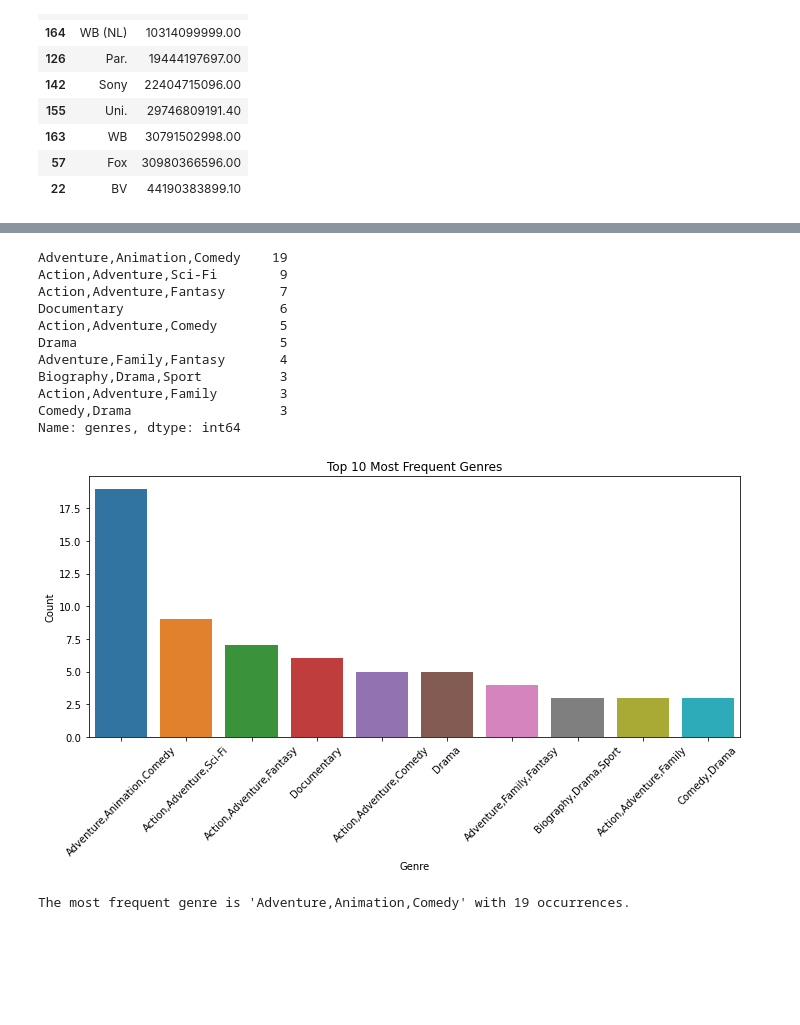
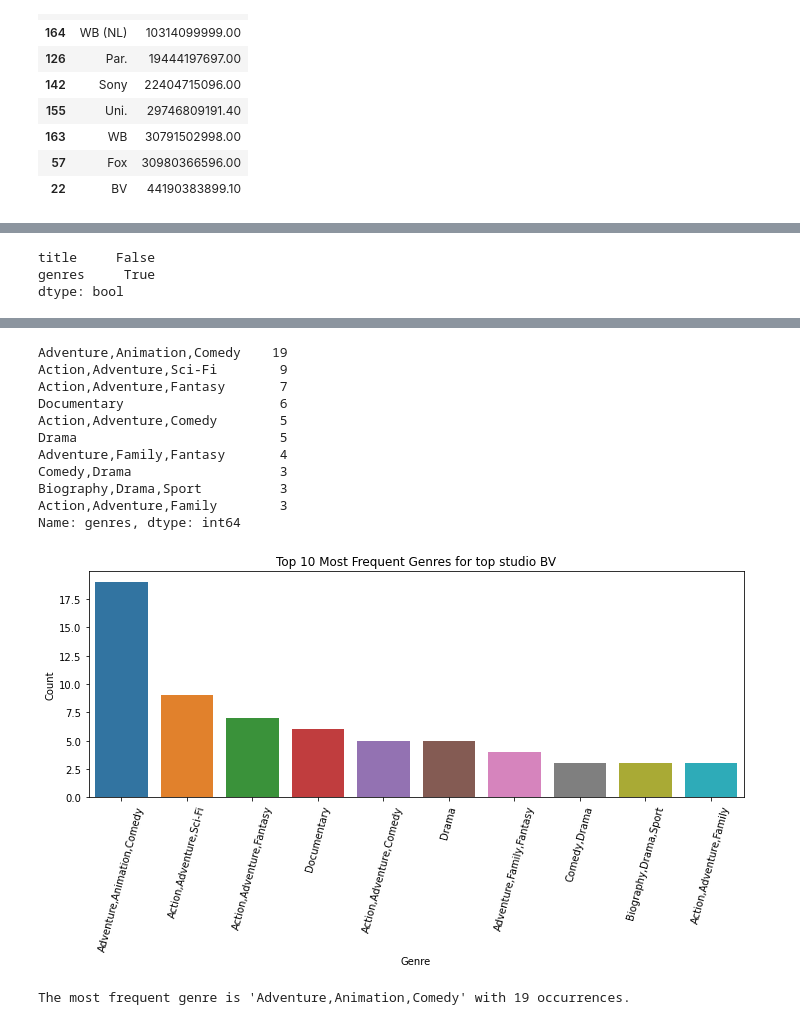
Before and after one commit to Bijal05/phase2_project, a Jupyter notebook: student.ipynb, the cells around one changed output, grey strips where cells are left out. Saved outputs shown, nothing was run; the diff lists cells and outputs as text; code cells hidden in the pictures; blank space fills up the shorter version.

Commit message:
Top 10 grossed genres splited

```diff
--- a/student.ipynb
+++ b/student.ipynb
@@ -7,5 +5,5 @@ import seaborn as sns
 # %%
-df1=pd.read_csv('bom.movie_gross.csv')
+df1=pd.read_csv('zippedData/bom.movie_gross.csv.gz')
 # %%
 df1.head()
 # %% [output]
@@ -87,5 +68,6 @@ df3.head()
 # %%
-df4=pd.read_csv('zippedData/imdb.title.basics.csv.gz', dtype=str)
+#df4=pd.read_csv('zippedData/imdb.title.basics.csv.gz', dtype=str)
+df4=pd.read_csv('zippedData/imdb.title.basics.csv.gz')
 # %%
 df4.head()
 # %% [output]
@@ -417,3 +452,10 @@ top10_std.sort_values(by='total_gross')
+# %%
+
+df['genres'].fillna(' Action,Adventure,Sci-Fi', inplace=True)
+# %% [output]
+title     False
+genres     True
+dtype: bool
 # %%
 df2.head()
 # %% [output]
@@ -476,21 +518,21 @@ Documentary                    6
 Action,Adventure,Comedy        5
 Drama                          5
 Adventure,Family,Fantasy       4
+Comedy,Drama                   3
 Biography,Drama,Sport          3
 Action,Adventure,Family        3
-Comedy,Drama                   3
 Name: genres, dtype: int64
 # %%
 plt.figure(figsize=(10, 6))
 sns.barplot(x=top_10_genres.head(10).index, y=top_10_genres.head(10).values)
-plt.title('Top 10 Most Frequent Genres')
+plt.title('Top 10 Most Frequent Genres for top studio BV')
 plt.xlabel('Genre')
 plt.ylabel('Count')
-plt.xticks(rotation=45)
+plt.xticks(rotation=75)
 plt.tight_layout()
 plt.show()
 # %% [output]
-[figure, old version]
+[figure, new version]
 # %%
 genre_counts = bv_movie_genres['genres'].value_counts()
 most_frequent_genre = genre_counts.idxmax()
```
Also changed, not shown: parts of 28 cells of this notebook.
